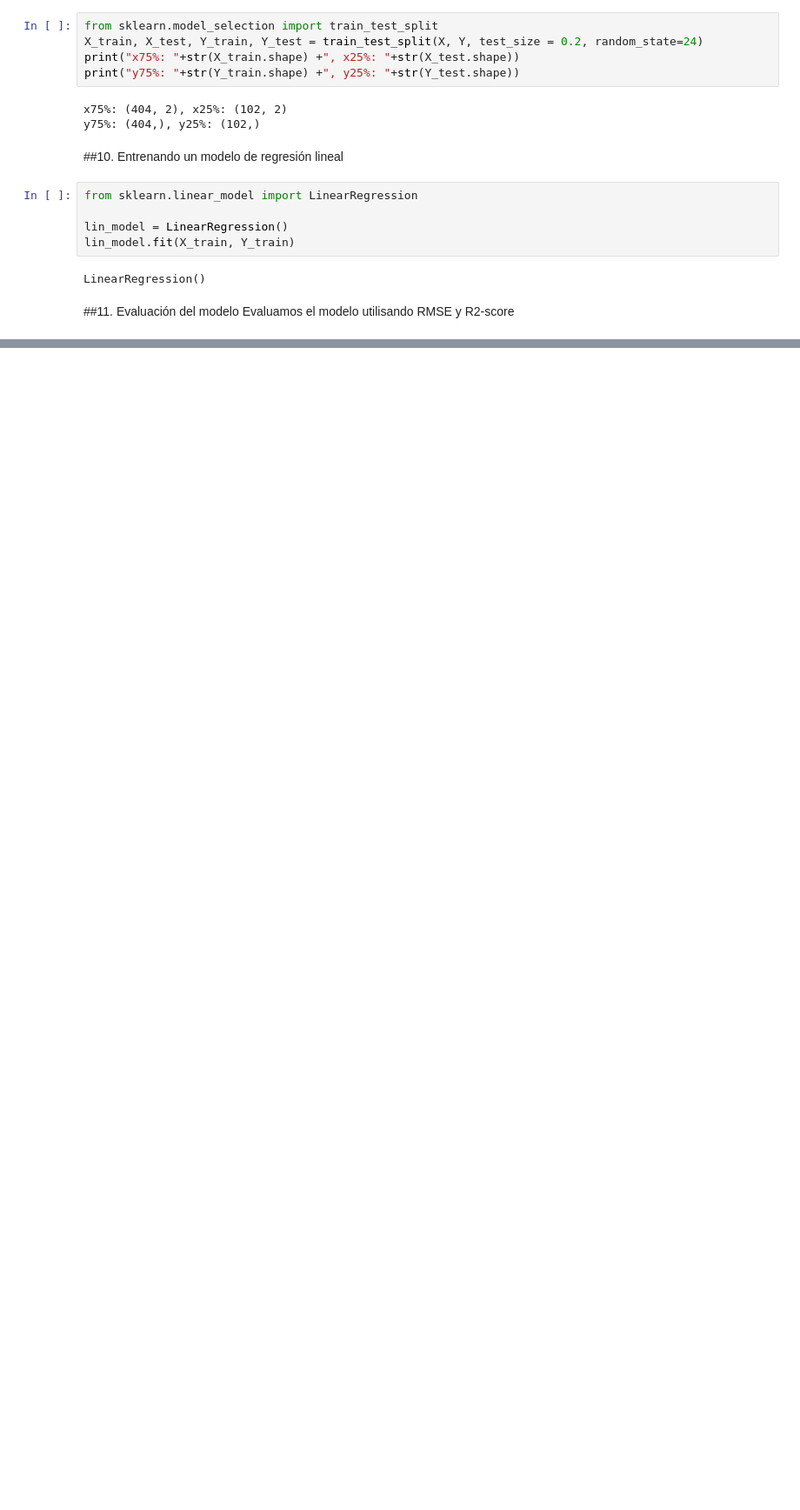
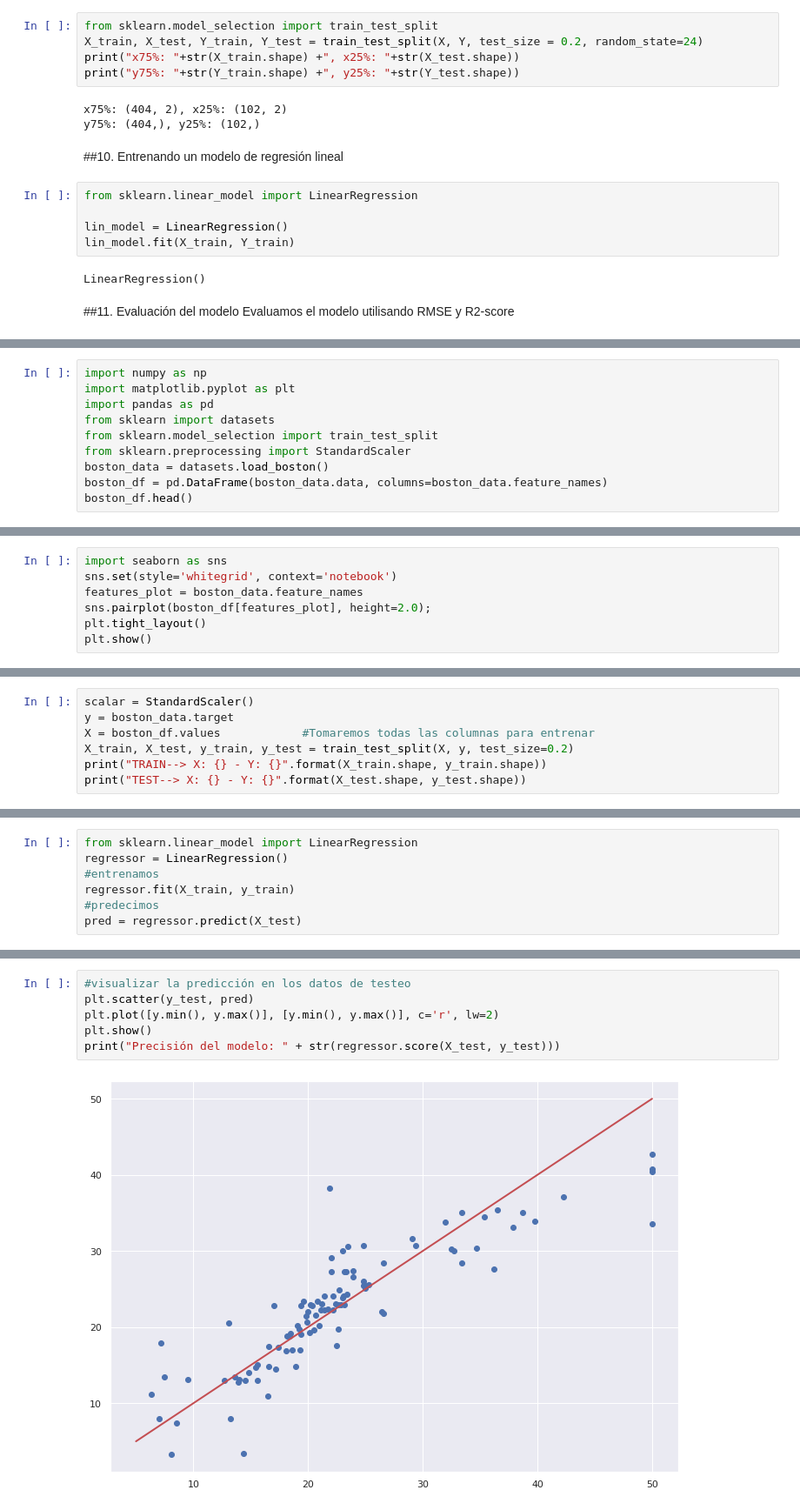
Before and after one commit to santiagomc12/Deep-Learning-20221, a Jupyter notebook: Primer Periodo/P1T3_RegresionLineal.ipynb, the cells around one changed output, grey strips where cells are left out. Shown at 87% size. Cells and saved outputs as stored; diff of their text form; blank space fills up the shorter version.

```diff
--- a/Primer Periodo/P1T3_RegresionLineal.ipynb
+++ b/Primer Periodo/P1T3_RegresionLineal.ipynb
@@ -275,0 +329,10 @@ plt.plot()
+# %%
+import numpy as np
+import matplotlib.pyplot as plt
+import pandas as pd
+from sklearn import datasets
+from sklearn.model_selection import train_test_split
+from sklearn.preprocessing import StandardScaler
+boston_data = datasets.load_boston()
+boston_df = pd.DataFrame(boston_data.data, columns=boston_data.feature_names)
+boston_df.head()
@@ -275,0 +365,7 @@ plt.plot()
+# %%
+import seaborn as sns
+sns.set(style='whitegrid', context='notebook')
+features_plot = boston_data.feature_names
+sns.pairplot(boston_df[features_plot], height=2.0);
+plt.tight_layout()
+plt.show()
@@ -275,0 +374,7 @@ plt.plot()
+# %%
+scalar = StandardScaler()
+y = boston_data.target
+X = boston_df.values            #Tomaremos todas las columnas para entrenar
+X_train, X_test, y_train, y_test = train_test_split(X, y, test_size=0.2)
+print("TRAIN--> X: {} - Y: {}".format(X_train.shape, y_train.shape))
+print("TEST--> X: {} - Y: {}".format(X_test.shape, y_test.shape))
@@ -275,0 +386,7 @@ plt.plot()
+# %%
+from sklearn.linear_model import LinearRegression
+regressor = LinearRegression()
+#entrenamos
+regressor.fit(X_train, y_train)
+#predecimos
+pred = regressor.predict(X_test)
@@ -275,0 +395,8 @@ plt.plot()
+# %%
+#visualizar la predicción en los datos de testeo
+plt.scatter(y_test, pred)
+plt.plot([y.min(), y.max()], [y.min(), y.max()], c='r', lw=2)
+plt.show()
+print("Precisión del modelo: " + str(regressor.score(X_test, y_test)))
+# %% [output]
+[figure, added]
```
Also changed, not shown: parts of 11 cells of this notebook.
